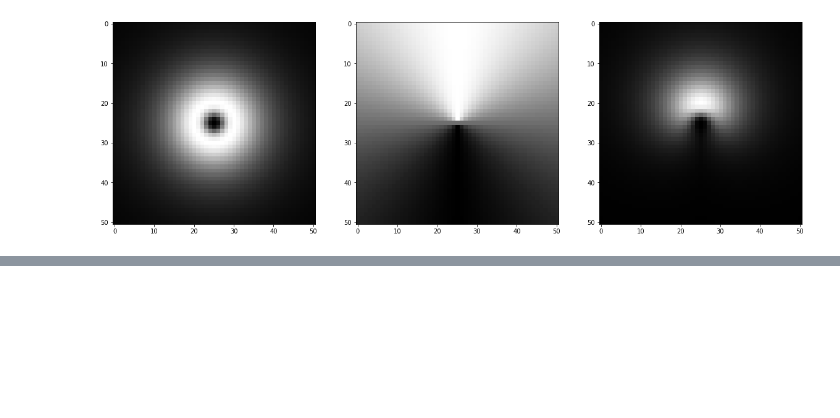
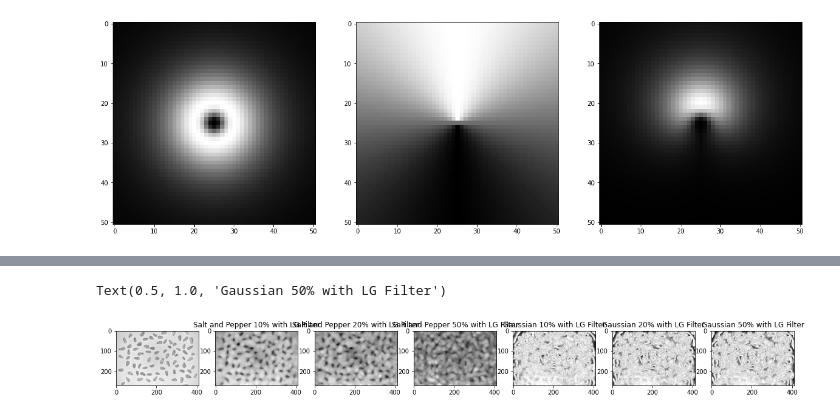
Before and after one commit to tniyer2/ImageProcessing_Project02, a Jupyter notebook: log-gabor.ipynb, the cells around one changed output, grey strips where cells are left out. Cells and saved outputs as stored; diff of their text form; code cells hidden in the pictures; blank space fills up the shorter version.

```diff
--- a/log-gabor.ipynb
+++ b/log-gabor.ipynb
@@ -214,5 +226,16 @@ for i, filter_value in enumerate(random_filter_values):
 # %%
 def apply_filter_bank(im, filter_bank):
+    """
+    Applies a filter bank to an image by accumulating the maximum of every convolution
+    of the image with a filter.
+
+    Arguments:
+        im          the image to apply the filter bank to
+        filter_bank the filter bank which  is a list of kernels
+
+    Returns:
+        the accumulation of applying all of the filters in the filter bank to the image
+    """
     accumulation = np.ones(shape=im.shape)
     for k in filter_bank:
         accumulation = np.maximum(accumulation, ndi.convolve(im, k))
@@ -239,0 +274,44 @@ plt.imshow(ndi.convolve(im, k))
+# %%
+from skimage.util import random_noise
+im = io.imread('ImageProcessingF2021/images/pinenuts.png')
+
+plt.figure(figsize=(20, 20))
+
+# plotting with various noise
+plt.subplot(1,7,1)
+plt.imshow(im)
+
+filter_bank = create_log_gabor_filter_bank(31)
+
+plt.subplot(1,7,2)
+noisy = random_noise(im, 's&p', amount=0.1)
+plt.imshow(apply_filter_bank(noisy, filter_bank))
+plt.title('Salt and Pepper 10% with LG Filter')
+
+plt.subplot(1,7,3)
+noisy = random_noise(im, 's&p', amount=0.2)
+plt.imshow(apply_filter_bank(noisy, filter_bank))
+plt.title('Salt and Pepper 20% with LG Filter')
+
+plt.subplot(1,7,4)
+noisy = random_noise(im, 's&p', amount=0.5)
+plt.imshow(apply_filter_bank(noisy, filter_bank))
+plt.title('Salt and Pepper 50% with LG Filter')
+
+plt.subplot(1,7,5)
+noisy = ndi.gaussian_filter(im, sigma=0.1)
+plt.imshow(apply_filter_bank(noisy, filter_bank))
+plt.title('Gaussian 10% with LG Filter')
+
+plt.subplot(1,7,6)
+noisy = ndi.gaussian_filter(im, sigma=0.2)
+plt.imshow(apply_filter_bank(noisy, filter_bank))
+plt.title('Gaussian 20% with LG Filter')
+
+plt.subplot(1,7,7)
+noisy = ndi.gaussian_filter(im, sigma=0.5)
+plt.imshow(apply_filter_bank(noisy, filter_bank))
+plt.title('Gaussian 50% with LG Filter')
+# %% [output]
+Text(0.5, 1.0, 'Gaussian 50% with LG Filter')
+[figure, added]
```
Also changed, not shown: parts of 13 cells of this notebook.
